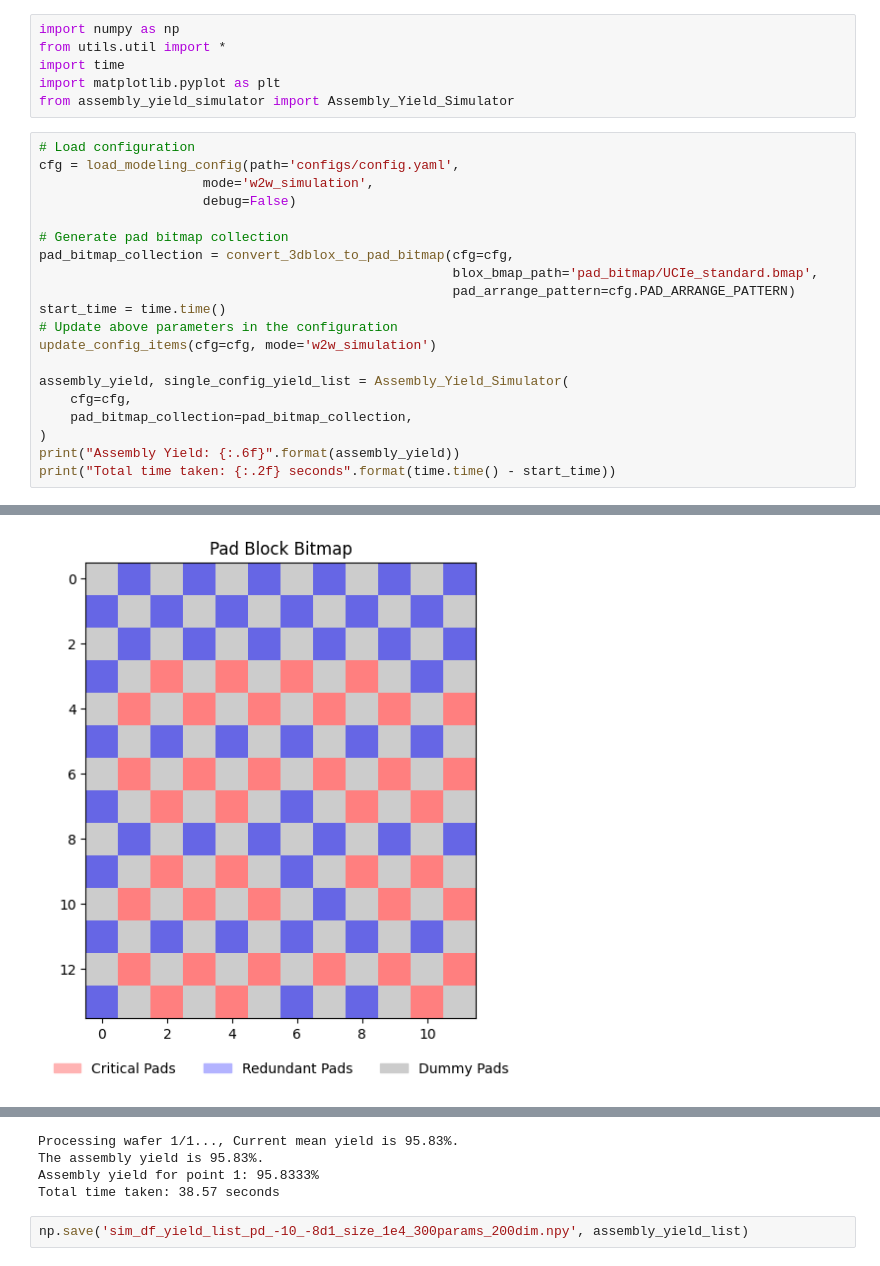
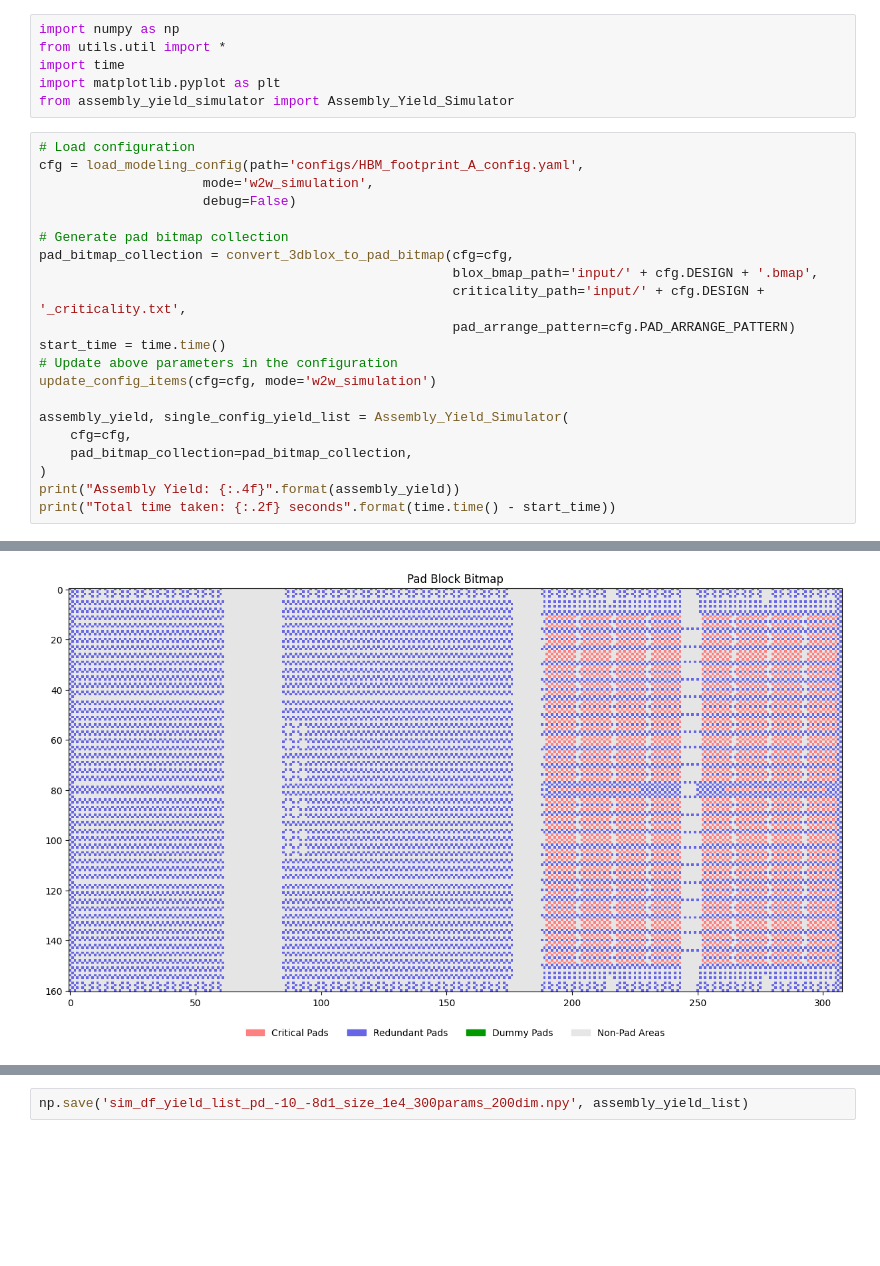
Before and after one commit to nanocad-lab/YAP, a Jupyter notebook: W2W/simulator_main.ipynb, the cells around one changed output, grey strips where cells are left out. Saved outputs shown, nothing was run; the diff lists cells and outputs as text; blank space fills up the shorter version.

```diff
--- a/W2W/simulator_main.ipynb
+++ b/W2W/simulator_main.ipynb
@@ -14,13 +14,14 @@ import matplotlib.pyplot as plt
 from assembly_yield_simulator import Assembly_Yield_Simulator
 # %%
 # Load configuration
-cfg = load_modeling_config(path='configs/config.yaml',
+cfg = load_modeling_config(path='configs/HBM_footprint_A_config.yaml',
                      mode='w2w_simulation',
                      debug=False)
 
 # Generate pad bitmap collection
 pad_bitmap_collection = convert_3dblox_to_pad_bitmap(cfg=cfg,
-                                                     blox_bmap_path='pad_bitmap/UCIe_standard.bmap',
+                                                     blox_bmap_path='input/' + cfg.DESIGN + '.bmap',
+                                                     criticality_path='input/' + cfg.DESIGN + '_criticality.txt',
                                                      pad_arrange_pattern=cfg.PAD_ARRANGE_PATTERN)
 start_time = time.time()
 # Update above parameters in the configuration
@@ -30,6 +31,6 @@ assembly_yield, single_config_yield_list = Assembly_Yield_Simulator(
     cfg=cfg,
     pad_bitmap_collection=pad_bitmap_collection,
 )
-print("Assembly Yield: {:.6f}".format(assembly_yield))
+print("Assembly Yield: {:.4f}".format(assembly_yield))
 print("Total time taken: {:.2f} seconds".format(time.time() - start_time))
 # %% [output]
@@ -53 +52 @@ Time taken for every 10 dies: 2.47 seconds
-[figure, old version]
+[figure, new version]
@@ -55,7 +53,3 @@ Time taken for every 10 dies: 2.47 seconds
-Processing wafer 1/1..., Current mean yield is 95.83%.
-The assembly yield is 95.83%.
-Assembly yield for point 1: 95.8333%
-Total time taken: 38.57 seconds
 # %%
 np.save('sim_df_yield_list_pd_-10_-8d1_size_1e4_300params_200dim.npy', assembly_yield_list)
 # %% [output]
```
Also changed, not shown: parts of 1 cell of this notebook, 16 other files.
